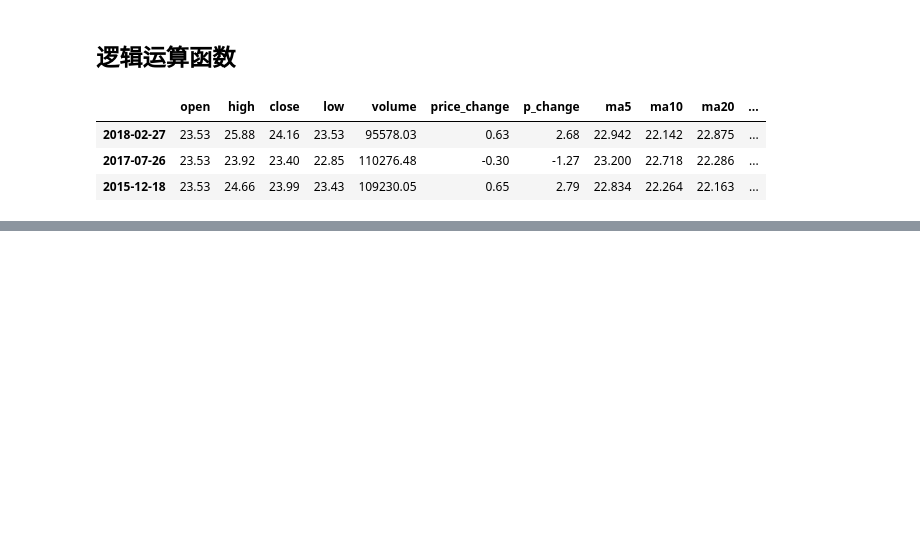
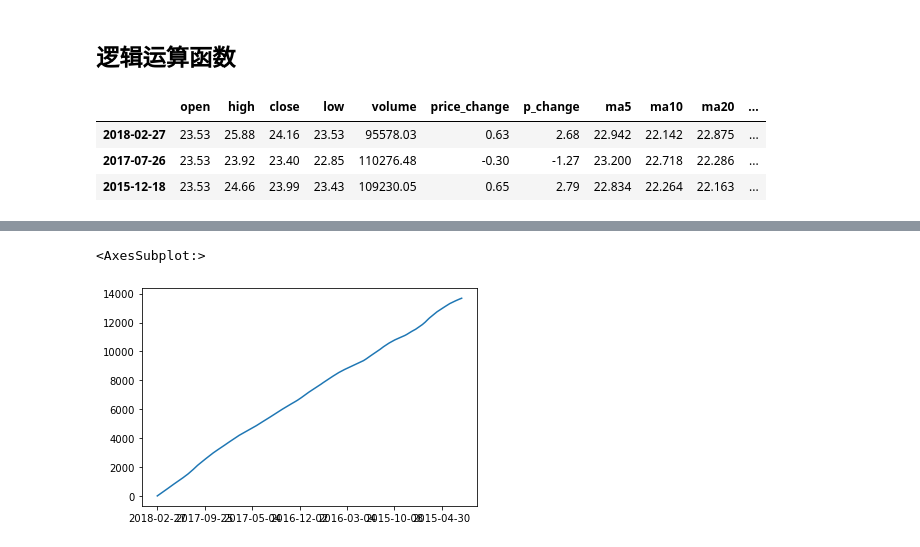
Before and after one commit to BJ-yan/Pandas-Learning, a Jupyter notebook: 5 pandas基本运算.ipynb, the cells around one changed output, grey strips where cells are left out. Drawn from its saved outputs; the diff is of its cells as text; code cells hidden in the pictures; blank space fills up the shorter version.

```diff
--- a/5 pandas基本运算.ipynb
+++ b/5 pandas基本运算.ipynb
@@ -98,0 +221,5 @@ df[df.open.isin([23.80, 25.60])]
+# %%
+df.open.cumsum().plot()
+# %% [output]
+<AxesSubplot:>
+[figure, added]
```
Also changed, not shown: parts of 11 cells of this notebook, 1 other file.
